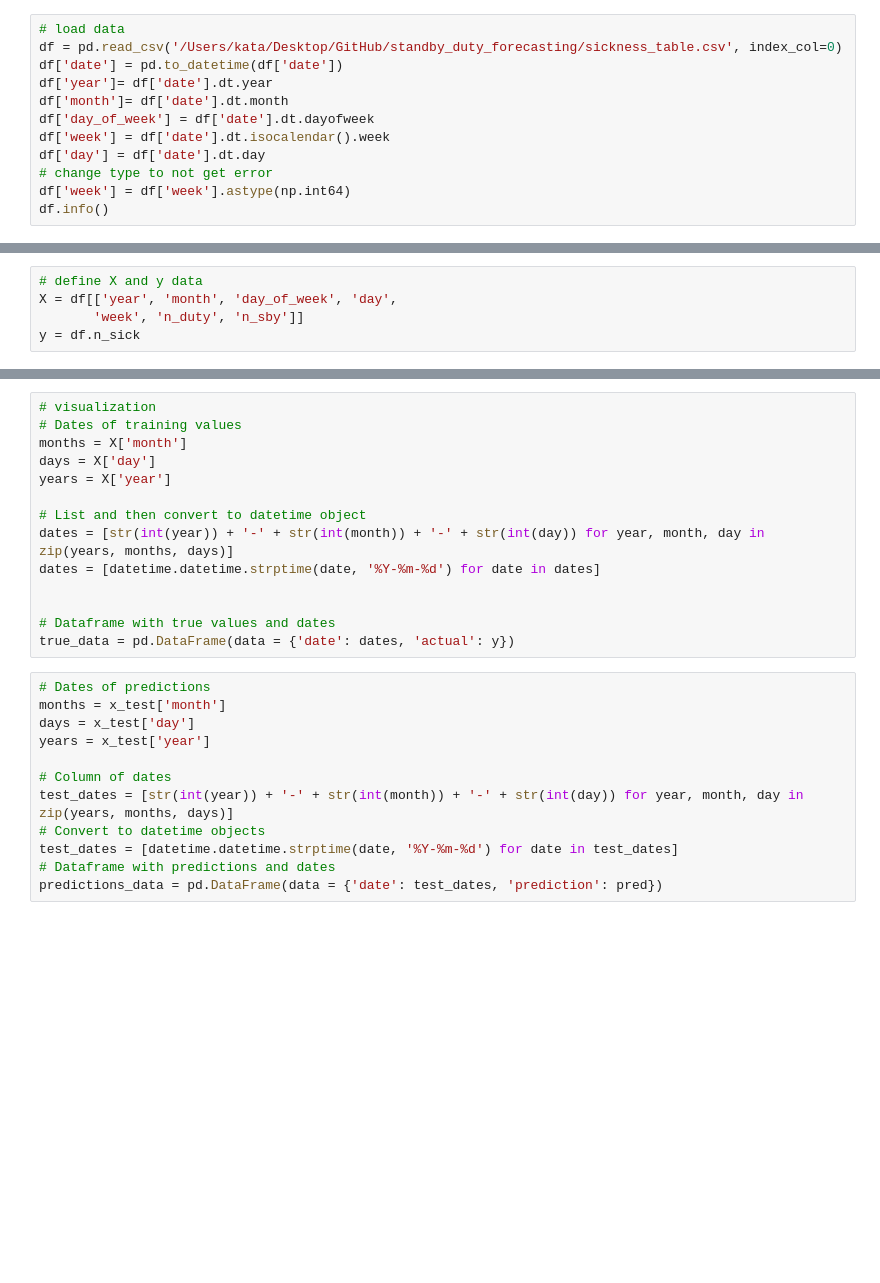
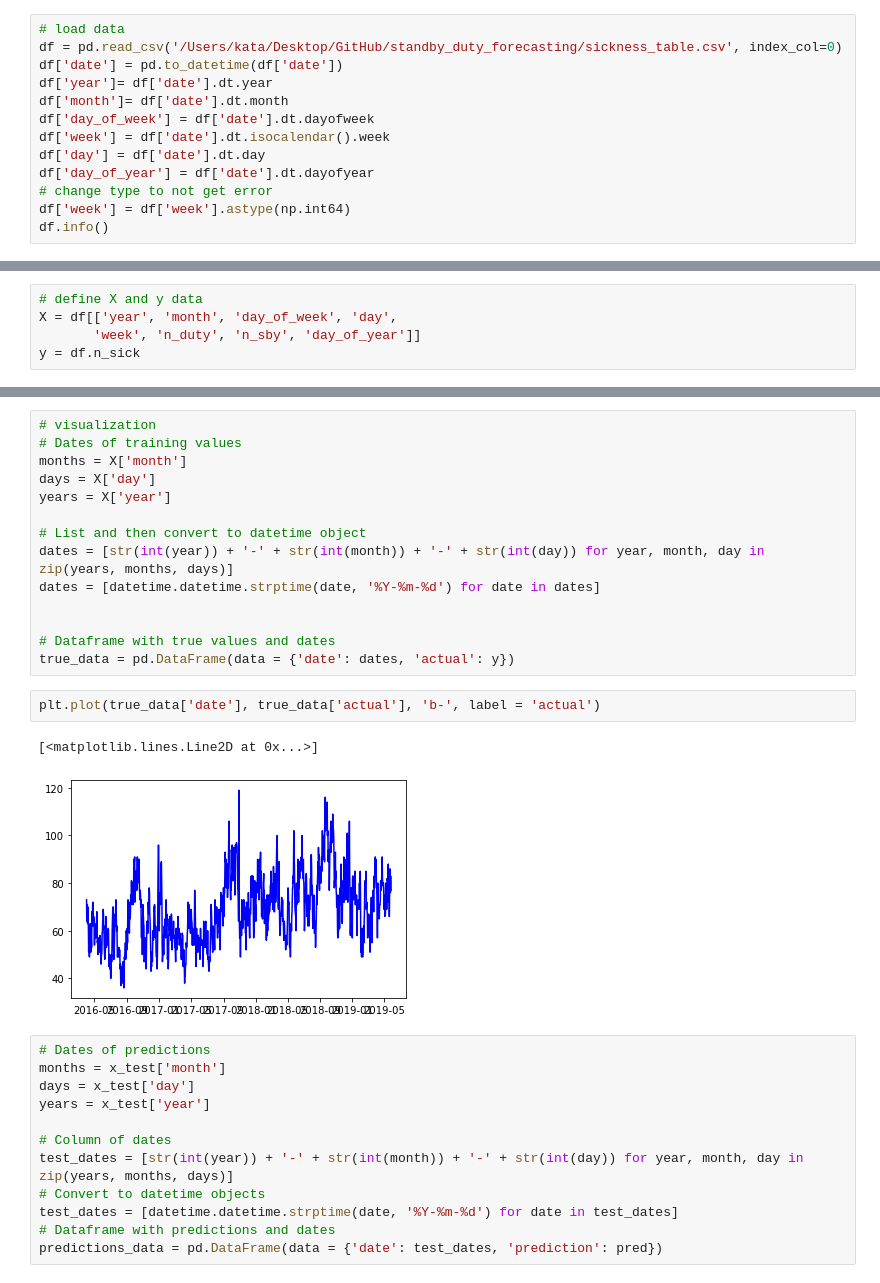
Before and after one commit to PandaKata/standby_duty_forecasting, a Jupyter notebook: notebooks/hyperparam_tuning.ipynb, the cells around one changed output, grey strips where cells are left out. Cells and saved outputs as stored; diff of their text form; blank space fills up the shorter version.

```diff
--- a/notebooks/hyperparam_tuning.ipynb
+++ b/notebooks/hyperparam_tuning.ipynb
@@ -31,6 +31,7 @@ df['month']= df['date'].dt.month
 df['day_of_week'] = df['date'].dt.dayofweek
 df['week'] = df['date'].dt.isocalendar().week
 df['day'] = df['date'].dt.day
+df['day_of_year'] = df['date'].dt.dayofyear
 # change type to not get error
 df['week'] = df['week'].astype(np.int64)
 df.info()
@@ -59,7 +70,7 @@ memory usage: 117.0 KB
 # %%
 # define X and y data
 X = df[['year', 'month', 'day_of_week', 'day',
-       'week', 'n_duty', 'n_sby']]
+       'week', 'n_duty', 'n_sby', 'day_of_year']]
 y = df.n_sick
 # %%
 # train test split
@@ -147,6 +169,11 @@ dates = [datetime.datetime.strptime(date, '%Y-%m-%d') for date in dates]
 
 # Dataframe with true values and dates
 true_data = pd.DataFrame(data = {'date': dates, 'actual': y})
+# %%
+plt.plot(true_data['date'], true_data['actual'], 'b-', label = 'actual')
+# %% [output]
+[<matplotlib.lines.Line2D at 0x...>]
+[figure, added]
 # %%
 # Dates of predictions
 months = x_test['month']
```
Also changed, not shown: parts of 35 cells of this notebook.
